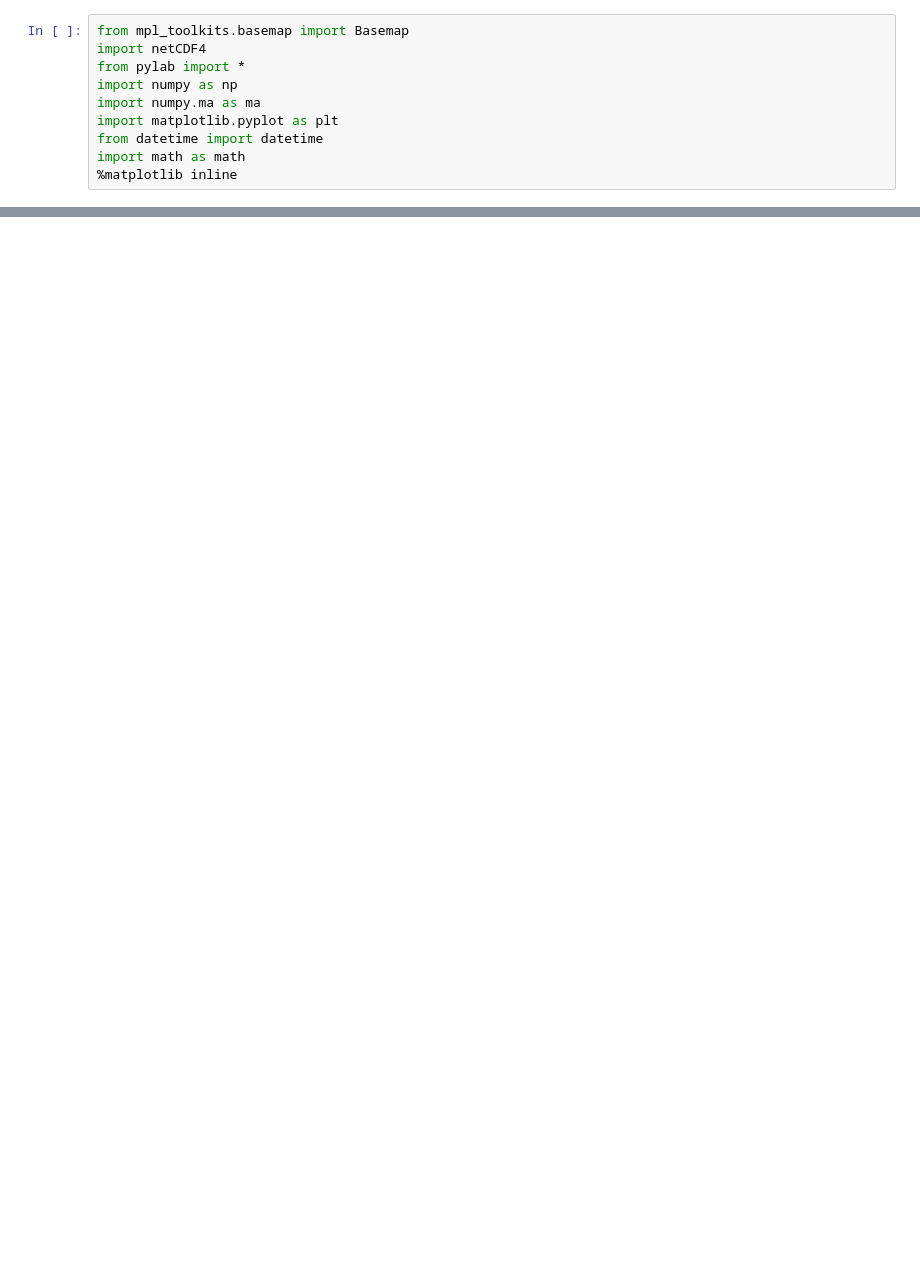
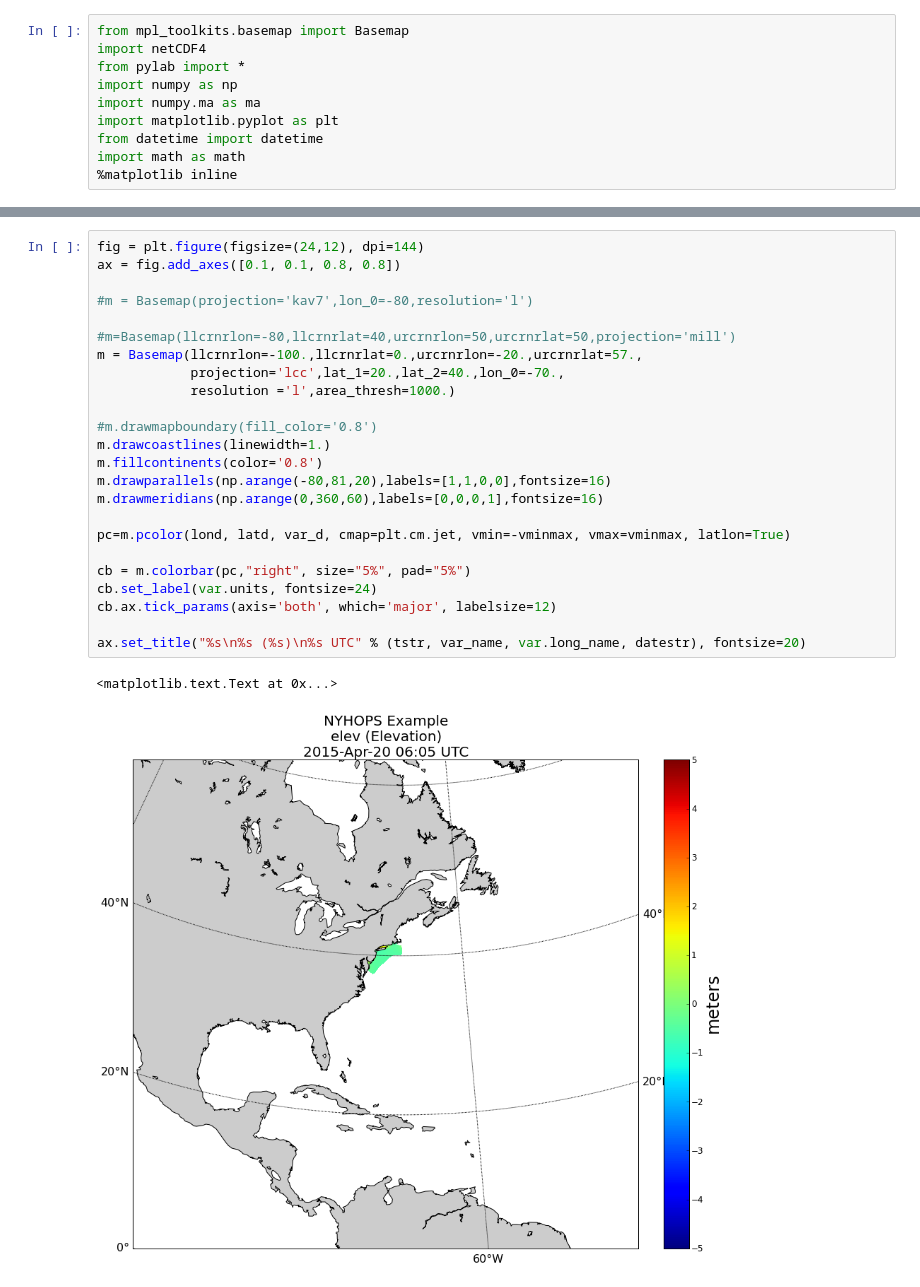
Before and after one commit to BrianOBlanton/NoteBooks, a Jupyter notebook: NYHOPS.ipynb, the cells around one changed output, grey strips where cells are left out. Cells and saved outputs as stored; diff of their text form; blank space fills up the shorter version.

```diff
--- a/NYHOPS.ipynb
+++ b/NYHOPS.ipynb
@@ -68,0 +72,27 @@ cb.ax.tick_params(axis='both', which='major', labelsize=20)
+# %%
+fig = plt.figure(figsize=(24,12), dpi=144)
+ax = fig.add_axes([0.1, 0.1, 0.8, 0.8])
+
+#m = Basemap(projection='kav7',lon_0=-80,resolution='l')
+
+#m=Basemap(llcrnrlon=-80,llcrnrlat=40,urcrnrlon=50,urcrnrlat=50,projection='mill')
+m = Basemap(llcrnrlon=-100.,llcrnrlat=0.,urcrnrlon=-20.,urcrnrlat=57.,
+            projection='lcc',lat_1=20.,lat_2=40.,lon_0=-70.,
+            resolution ='l',area_thresh=1000.)
+
+#m.drawmapboundary(fill_color='0.8')
+m.drawcoastlines(linewidth=1.)
+m.fillcontinents(color='0.8')
+m.drawparallels(np.arange(-80,81,20),labels=[1,1,0,0],fontsize=16)
+m.drawmeridians(np.arange(0,360,60),labels=[0,0,0,1],fontsize=16)
+
+pc=m.pcolor(lond, latd, var_d, cmap=plt.cm.jet, vmin=-vminmax, vmax=vminmax, latlon=True)
+
+cb = m.colorbar(pc,"right", size="5%", pad="5%")
+cb.set_label(var.units, fontsize=24)
+cb.ax.tick_params(axis='both', which='major', labelsize=12)
+
+ax.set_title("%s\n%s (%s)\n%s UTC" % (tstr, var_name, var.long_name, datestr), fontsize=20)
+# %% [output]
+<matplotlib.text.Text at 0x...>
+[figure, added]
```
Also changed, not shown: parts of 8 cells of this notebook, 2 other files.
